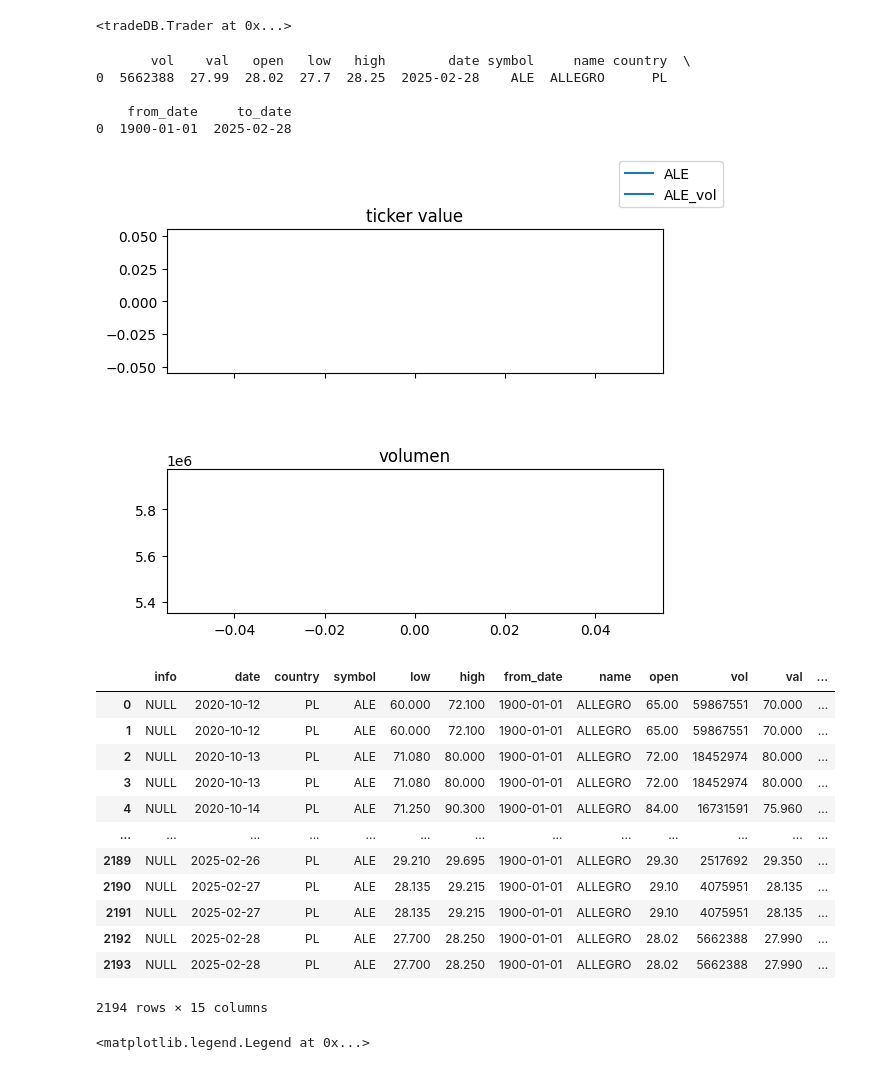
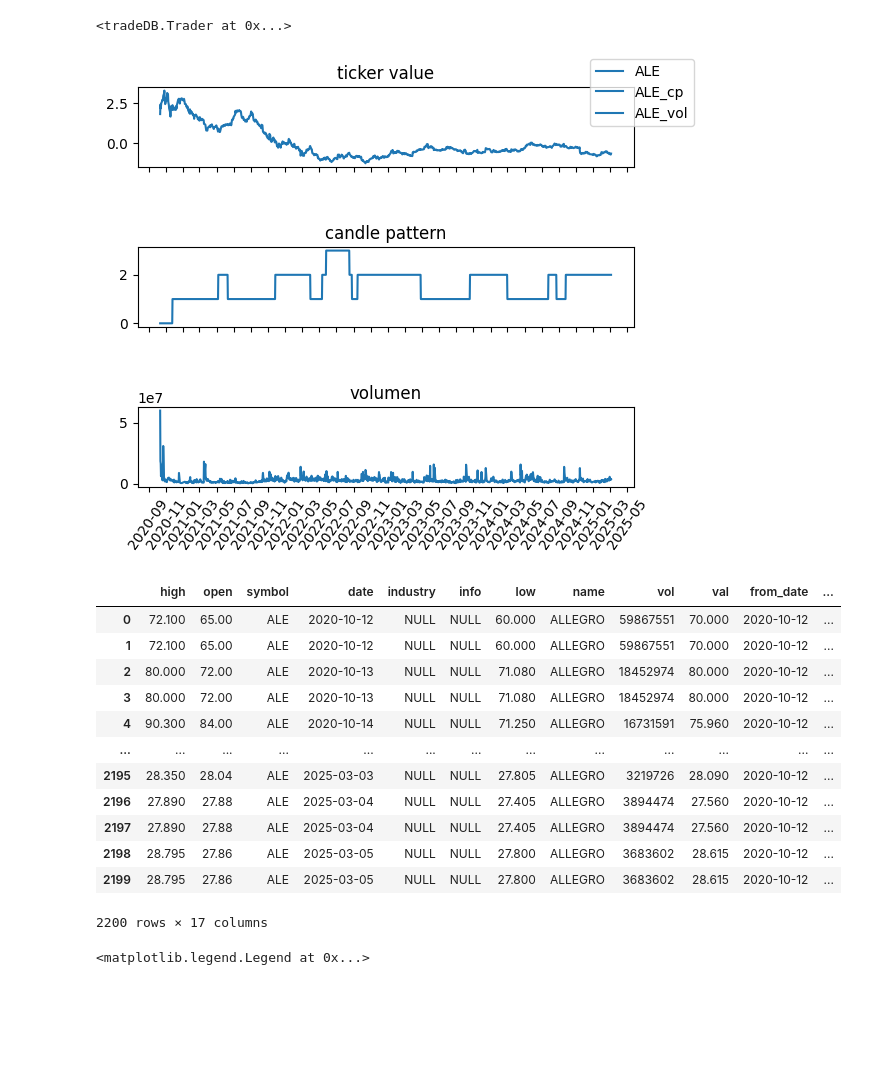
Before and after one commit to zielaskowski/tradeDB, a Jupyter notebook: dev/technical_analysis.ipynb, the cells around one changed output. Saved outputs shown, nothing was run; the diff lists cells and outputs as text; code cells hidden in the pictures; blank space fills up the shorter version.

Commit message:
candle patterns debug + opts

```diff
--- a/dev/technical_analysis.ipynb
+++ b/dev/technical_analysis.ipynb
@@ -58,34 +58,27 @@ pkn.get(
 )
 # %% [output]
 <tradeDB.Trader at 0x...>
-# %%
-print(pkn)
-# %% [output]
-       vol    val   open   low   high        date symbol     name country  \
-0  5662388  27.99  28.02  27.7  28.25  2025-02-28    ALE  ALLEGRO      PL
-
-    from_date     to_date
-0  1900-01-01  2025-02-28
 # %%
+pkn.candle_pattern("daily")
 pkn.plot()
 # %% [output]
-[figure, old version]
+[figure, new version]
 # %%
-pkn.candle_pattern("monthly")
+pkn.candle_pattern("daily")
 # %% [output]
-|  | info | date | country | symbol | low | high | from_date | name | open | vol | val | ... |
-| 0 | NULL | 2020-10-12 | PL | ALE | 60.000 | 72.100 | 1900-01-01 | ALLEGRO | 65.00 | 59867551 | 70.000 | ... |
-| 1 | NULL | 2020-10-12 | PL | ALE | 60.000 | 72.100 | 1900-01-01 | ALLEGRO | 65.00 | 59867551 | 70.000 | ... |
-| 2 | NULL | 2020-10-13 | PL | ALE | 71.080 | 80.000 | 1900-01-01 | ALLEGRO | 72.00 | 18452974 | 80.000 | ... |
-| 3 | NULL | 2020-10-13 | PL | ALE | 71.080 | 80.000 | 1900-01-01 | ALLEGRO | 72.00 | 18452974 | 80.000 | ... |
-| 4 | NULL | 2020-10-14 | PL | ALE | 71.250 | 90.300 | 1900-01-01 | ALLEGRO | 84.00 | 16731591 | 75.960 | ... |
+|  | high | open | symbol | date | industry | info | low | name | vol | val | from_date | ... |
+| 0 | 72.100 | 65.00 | ALE | 2020-10-12 | NULL | NULL | 60.000 | ALLEGRO | 59867551 | 70.000 | 2020-10-12 | ... |
+| 1 | 72.100 | 65.00 | ALE | 2020-10-12 | NULL | NULL | 60.000 | ALLEGRO | 59867551 | 70.000 | 2020-10-12 | ... |
+| 2 | 80.000 | 72.00 | ALE | 2020-10-13 | NULL | NULL | 71.080 | ALLEGRO | 18452974 | 80.000 | 2020-10-12 | ... |
+| 3 | 80.000 | 72.00 | ALE | 2020-10-13 | NULL | NULL | 71.080 | ALLEGRO | 18452974 | 80.000 | 2020-10-12 | ... |
+| 4 | 90.300 | 84.00 | ALE | 2020-10-14 | NULL | NULL | 71.250 | ALLEGRO | 16731591 | 75.960 | 2020-10-12 | ... |
 | ... | ... | ... | ... | ... | ... | ... | ... | ... | ... | ... | ... | ... |
-| 2189 | NULL | 2025-02-26 | PL | ALE | 29.210 | 29.695 | 1900-01-01 | ALLEGRO | 29.30 | 2517692 | 29.350 | ... |
-| 2190 | NULL | 2025-02-27 | PL | ALE | 28.135 | 29.215 | 1900-01-01 | ALLEGRO | 29.10 | 4075951 | 28.135 | ... |
-| 2191 | NULL | 2025-02-27 | PL | ALE | 28.135 | 29.215 | 1900-01-01 | ALLEGRO | 29.10 | 4075951 | 28.135 | ... |
-| 2192 | NULL | 2025-02-28 | PL | ALE | 27.700 | 28.250 | 1900-01-01 | ALLEGRO | 28.02 | 5662388 | 27.990 | ... |
-| 2193 | NULL | 2025-02-28 | PL | ALE | 27.700 | 28.250 | 1900-01-01 | ALLEGRO | 28.02 | 5662388 | 27.990 | ... |
+| 2195 | 28.350 | 28.04 | ALE | 2025-03-03 | NULL | NULL | 27.805 | ALLEGRO | 3219726 | 28.090 | 2020-10-12 | ... |
+| 2196 | 27.890 | 27.88 | ALE | 2025-03-04 | NULL | NULL | 27.405 | ALLEGRO | 3894474 | 27.560 | 2020-10-12 | ... |
+| 2197 | 27.890 | 27.88 | ALE | 2025-03-04 | NULL | NULL | 27.405 | ALLEGRO | 3894474 | 27.560 | 2020-10-12 | ... |
+| 2198 | 28.795 | 27.86 | ALE | 2025-03-05 | NULL | NULL | 27.800 | ALLEGRO | 3683602 | 28.615 | 2020-10-12 | ... |
+| 2199 | 28.795 | 27.86 | ALE | 2025-03-05 | NULL | NULL | 27.800 | ALLEGRO | 3683602 | 28.615 | 2020-10-12 | ... |
-2194 rows × 15 columns
+2200 rows × 17 columns
 # %%
 req_cols = ["open", "high", "low", "val", "vol", "symbol", "date"]
 df = (
```
Also changed, not shown: 2 other files.
